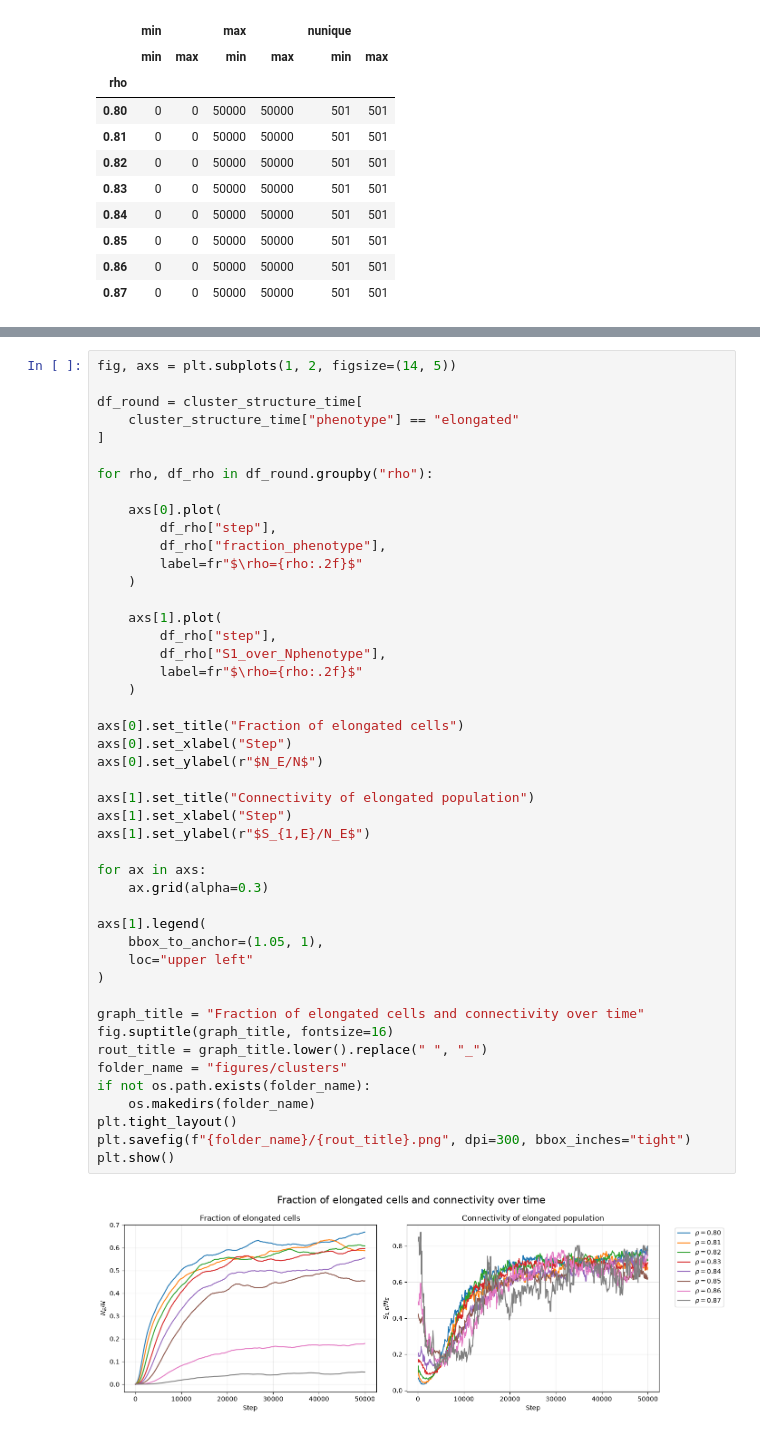
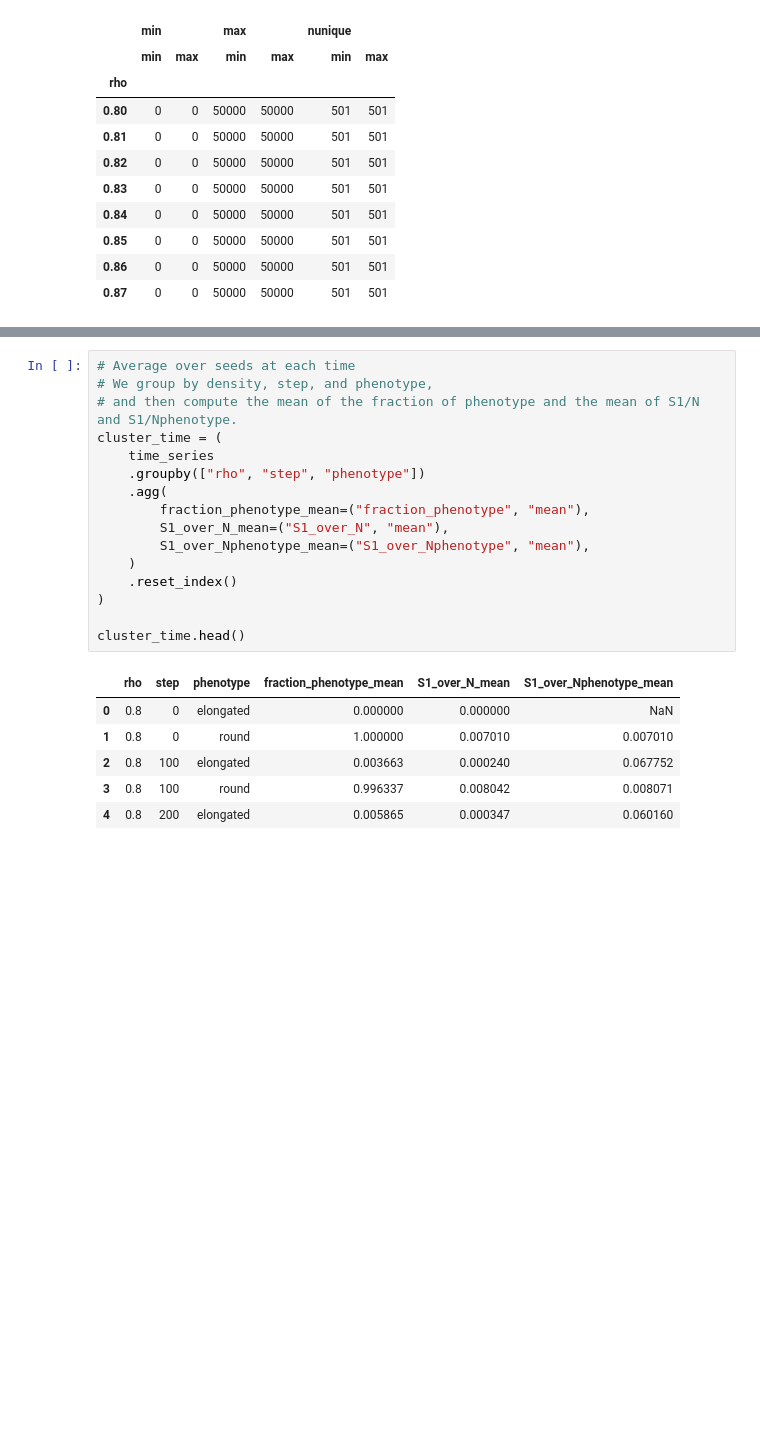
Before and after one commit to gonzaloangaut/oncostreams_analysis_triangular, a Jupyter notebook: clusters_analysis.ipynb, the cells around one changed output, grey strips where cells are left out. Saved outputs shown, nothing was run; the diff lists cells and outputs as text; blank space fills up the shorter version.

```diff
--- a/clusters_analysis.ipynb
+++ b/clusters_analysis.ipynb
@@ -234,48 +177,23 @@ plt.show()
-# %%
-fig, axs = plt.subplots(1, 2, figsize=(14, 5))
-
-df_round = cluster_structure_time[
-    cluster_structure_time["phenotype"] == "elongated"
-]
-
-for rho, df_rho in df_round.groupby("rho"):
-
-    axs[0].plot(
-        df_rho["step"],
-        df_rho["fraction_phenotype"],
-        label=fr"$\rho={rho:.2f}$"
-    )
-
-    axs[1].plot(
-        df_rho["step"],
-        df_rho["S1_over_Nphenotype"],
-        label=fr"$\rho={rho:.2f}$"
-    )
-
-axs[0].set_title("Fraction of elongated cells")
-axs[0].set_xlabel("Step")
-axs[0].set_ylabel(r"$N_E/N$")
-
-axs[1].set_title("Connectivity of elongated population")
-axs[1].set_xlabel("Step")
-axs[1].set_ylabel(r"$S_{1,E}/N_E$")
-
-for ax in axs:
-    ax.grid(alpha=0.3)
-
-axs[1].legend(
-    bbox_to_anchor=(1.05, 1),
-    loc="upper left"
-)
-
-graph_title = "Fraction of elongated cells and connectivity over time"
-fig.suptitle(graph_title, fontsize=16)
-rout_title = graph_title.lower().replace(" ", "_")
-folder_name = "figures/clusters"
-if not os.path.exists(folder_name):
-    os.makedirs(folder_name)
-plt.tight_layout()
-plt.savefig(f"{folder_name}/{rout_title}.png", dpi=300, bbox_inches="tight")
-plt.show()
-# %% [output]
-[figure, removed]
+# %%
+# Average over seeds at each time
+# We group by density, step, and phenotype,
+# and then compute the mean of the fraction of phenotype and the mean of S1/N and S1/Nphenotype.
+cluster_time = (
+    time_series
+    .groupby(["rho", "step", "phenotype"])
+    .agg(
+        fraction_phenotype_mean=("fraction_phenotype", "mean"),
+        S1_over_N_mean=("S1_over_N", "mean"),
+        S1_over_Nphenotype_mean=("S1_over_Nphenotype", "mean"),
+    )
+    .reset_index()
+)
+
+cluster_time.head()
+# %% [output]
+|  | rho | step | phenotype | fraction_phenotype_mean | S1_over_N_mean | S1_over_Nphenotype_mean |
+| 0 | 0.8 | 0 | elongated | 0.000000 | 0.000000 | NaN |
+| 1 | 0.8 | 0 | round | 1.000000 | 0.007010 | 0.007010 |
+| 2 | 0.8 | 100 | elongated | 0.003663 | 0.000240 | 0.067752 |
+| 3 | 0.8 | 100 | round | 0.996337 | 0.008042 | 0.008071 |
+| 4 | 0.8 | 200 | elongated | 0.005865 | 0.000347 | 0.060160 |
```
Also changed, not shown: parts of 12 cells of this notebook, 5 other files.
